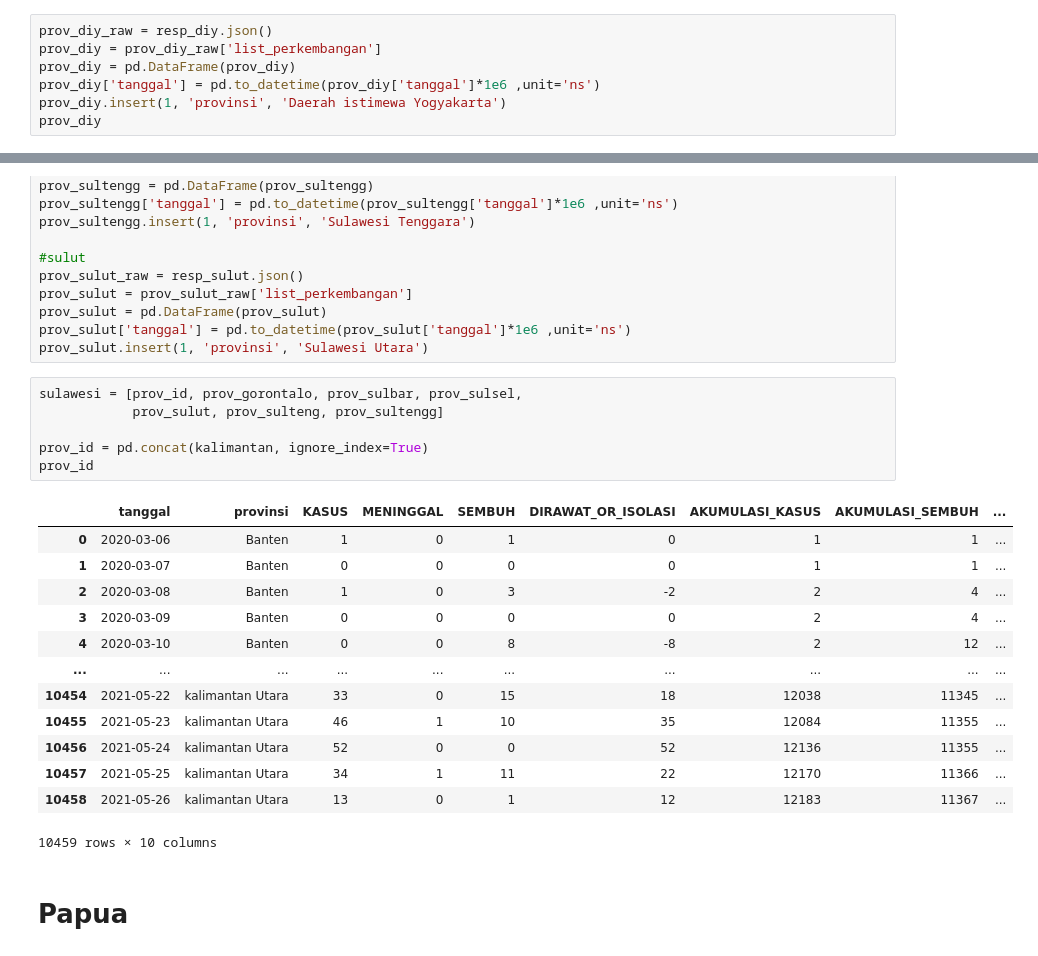
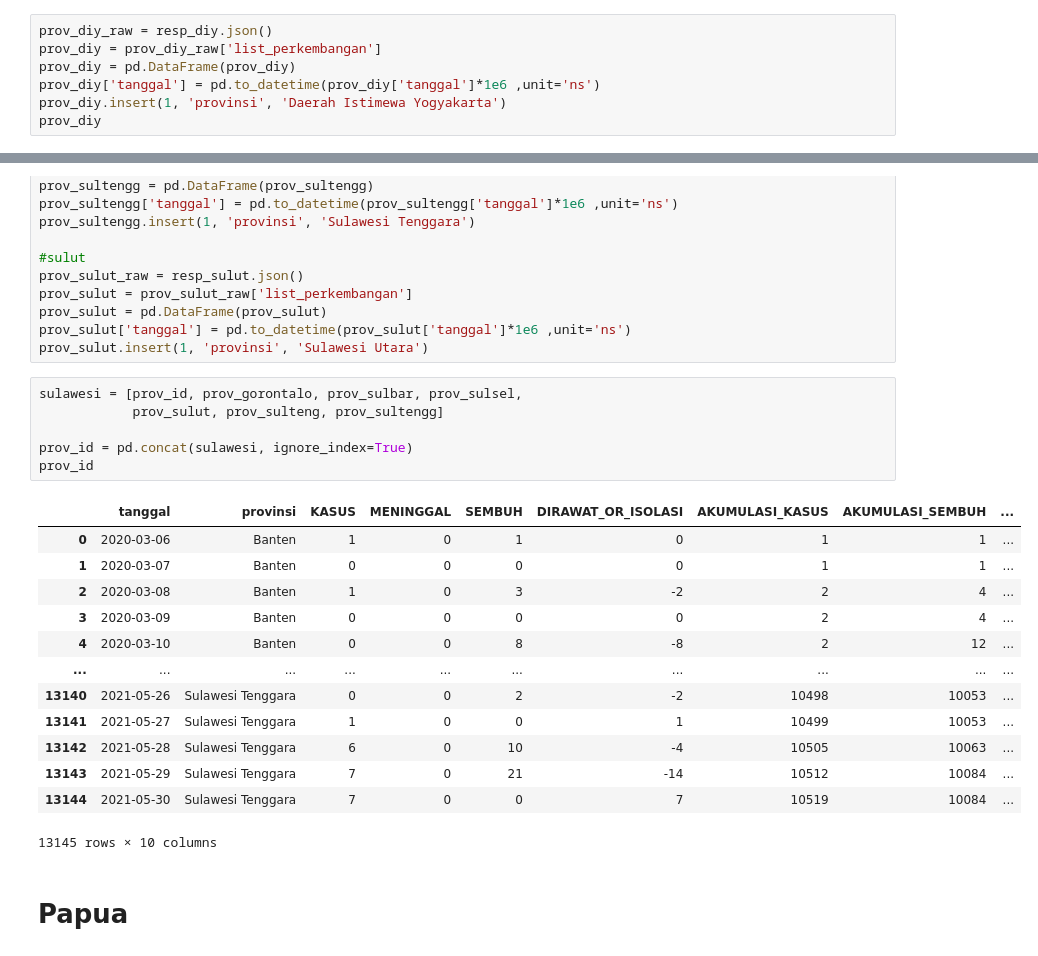
Before and after one commit to Danish-1311/Covid19-Report-Indonesia, a Jupyter notebook: Syntax/covid_api_prov.ipynb, the cells around one changed output, grey strips where cells are left out. Drawn from its saved outputs; the diff is of its cells as text.

```diff
--- a/Syntax/covid_api_prov.ipynb
+++ b/Syntax/covid_api_prov.ipynb
@@ -216,7 +216,7 @@ prov_diy_raw = resp_diy.json()
 prov_diy = prov_diy_raw['list_perkembangan']
 prov_diy = pd.DataFrame(prov_diy)
 prov_diy['tanggal'] = pd.to_datetime(prov_diy['tanggal']*1e6 ,unit='ns')
-prov_diy.insert(1, 'provinsi', 'Daerah istimewa Yogyakarta')
+prov_diy.insert(1, 'provinsi', 'Daerah Istimewa Yogyakarta')
 prov_diy
 # %% [output]
 |  | tanggal | provinsi | KASUS | MENINGGAL | SEMBUH | DIRAWAT_OR_ISOLASI | AKUMULASI_KASUS | AKUMULASI_SEMBUH | ... |
@@ -657,23 +657,23 @@ prov_sulut.insert(1, 'provinsi', 'Sulawesi Utara')
 # %%
 sulawesi = [prov_id, prov_gorontalo, prov_sulbar, prov_sulsel,
             prov_sulut, prov_sulteng, prov_sultengg]
 
-prov_id = pd.concat(kalimantan, ignore_index=True)
+prov_id = pd.concat(sulawesi, ignore_index=True)
 prov_id
 # %% [output]
 |  | tanggal | provinsi | KASUS | MENINGGAL | SEMBUH | DIRAWAT_OR_ISOLASI | AKUMULASI_KASUS | AKUMULASI_SEMBUH | ... |
 | 0 | 2020-03-06 | Banten | 1 | 0 | 1 | 0 | 1 | 1 | ... |
 | 1 | 2020-03-07 | Banten | 0 | 0 | 0 | 0 | 1 | 1 | ... |
 | 2 | 2020-03-08 | Banten | 1 | 0 | 3 | -2 | 2 | 4 | ... |
 | 3 | 2020-03-09 | Banten | 0 | 0 | 0 | 0 | 2 | 4 | ... |
 | 4 | 2020-03-10 | Banten | 0 | 0 | 8 | -8 | 2 | 12 | ... |
 | ... | ... | ... | ... | ... | ... | ... | ... | ... | ... |
-| 10454 | 2021-05-22 | kalimantan Utara | 33 | 0 | 15 | 18 | 12038 | 11345 | ... |
-| 10455 | 2021-05-23 | kalimantan Utara | 46 | 1 | 10 | 35 | 12084 | 11355 | ... |
-| 10456 | 2021-05-24 | kalimantan Utara | 52 | 0 | 0 | 52 | 12136 | 11355 | ... |
-| 10457 | 2021-05-25 | kalimantan Utara | 34 | 1 | 11 | 22 | 12170 | 11366 | ... |
-| 10458 | 2021-05-26 | kalimantan Utara | 13 | 0 | 1 | 12 | 12183 | 11367 | ... |
+| 13140 | 2021-05-26 | Sulawesi Tenggara | 0 | 0 | 2 | -2 | 10498 | 10053 | ... |
+| 13141 | 2021-05-27 | Sulawesi Tenggara | 1 | 0 | 0 | 1 | 10499 | 10053 | ... |
+| 13142 | 2021-05-28 | Sulawesi Tenggara | 6 | 0 | 10 | -4 | 10505 | 10063 | ... |
+| 13143 | 2021-05-29 | Sulawesi Tenggara | 7 | 0 | 21 | -14 | 10512 | 10084 | ... |
+| 13144 | 2021-05-30 | Sulawesi Tenggara | 7 | 0 | 0 | 7 | 10519 | 10084 | ... |
-10459 rows × 10 columns
+13145 rows × 10 columns
 # %% [markdown]
 # Papua
 # %%
```
Also changed, not shown: parts of 21 cells of this notebook, 1 other file.
